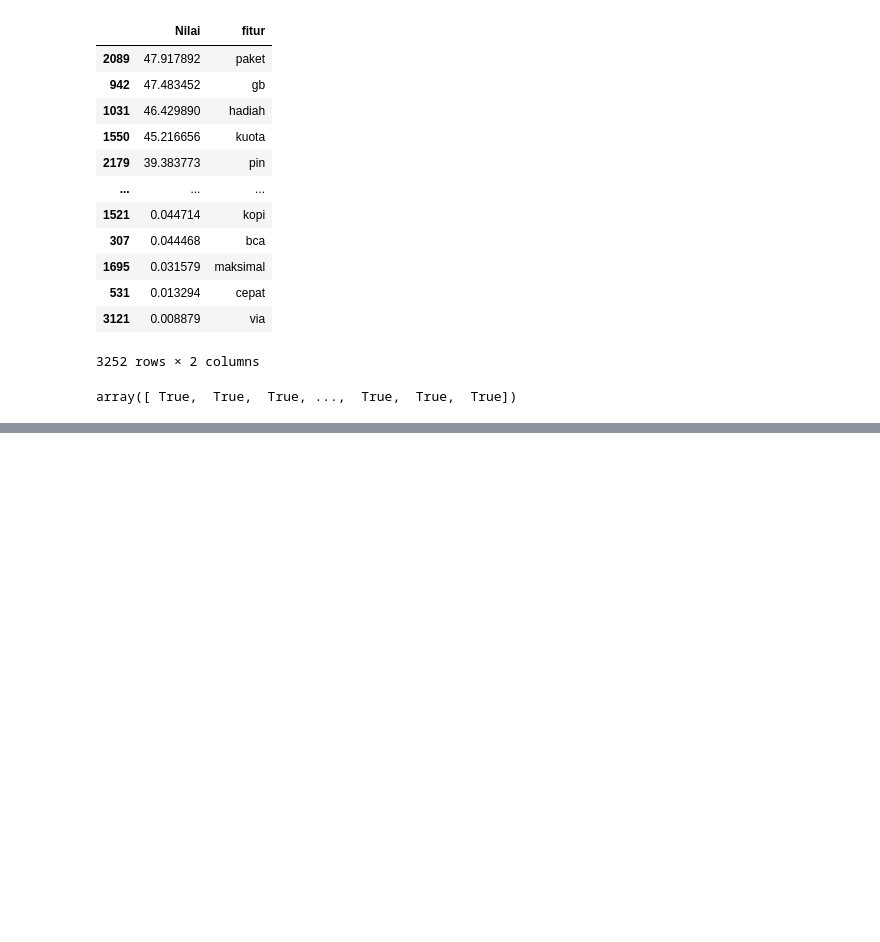
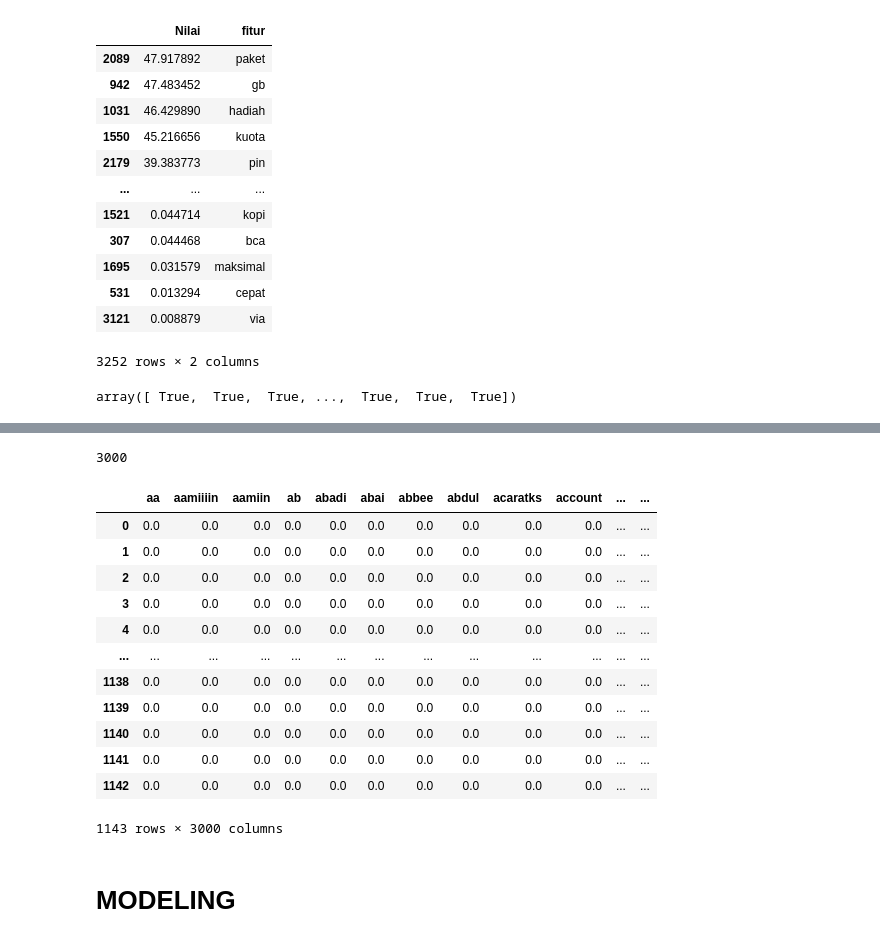
Before and after one commit to furqon1728/sms-spam-text-mining, a Jupyter notebook: Tugas Akhir NLP Text Mining.ipynb, the cells around one changed output, grey strips where cells are left out. Drawn from its saved outputs; the diff is of its cells as text; code cells hidden in the pictures; blank space fills up the shorter version.

```diff
--- a/Tugas Akhir NLP Text Mining.ipynb
+++ b/Tugas Akhir NLP Text Mining.ipynb
@@ -452,0 +493,4 @@ selected_feature
+# %%
+len(new_selected_feature)
+# %% [output]
+3000
@@ -452,0 +499,21 @@ selected_feature
+# %%
+# menampilkan fitur-fitur yang sudah diseleksi
+
+data_selected_feature = pd.DataFrame(X_kbest_features, columns=selected_feature)
+data_selected_feature
+# %% [output]
+|  | aa | aamiiiin | aamiin | ab | abadi | abai | abbee | abdul | acaratks | account | ... | ... |
+| 0 | 0.0 | 0.0 | 0.0 | 0.0 | 0.0 | 0.0 | 0.0 | 0.0 | 0.0 | 0.0 | ... | ... |
+| 1 | 0.0 | 0.0 | 0.0 | 0.0 | 0.0 | 0.0 | 0.0 | 0.0 | 0.0 | 0.0 | ... | ... |
+| 2 | 0.0 | 0.0 | 0.0 | 0.0 | 0.0 | 0.0 | 0.0 | 0.0 | 0.0 | 0.0 | ... | ... |
+| 3 | 0.0 | 0.0 | 0.0 | 0.0 | 0.0 | 0.0 | 0.0 | 0.0 | 0.0 | 0.0 | ... | ... |
+| 4 | 0.0 | 0.0 | 0.0 | 0.0 | 0.0 | 0.0 | 0.0 | 0.0 | 0.0 | 0.0 | ... | ... |
+| ... | ... | ... | ... | ... | ... | ... | ... | ... | ... | ... | ... | ... |
+| 1138 | 0.0 | 0.0 | 0.0 | 0.0 | 0.0 | 0.0 | 0.0 | 0.0 | 0.0 | 0.0 | ... | ... |
+| 1139 | 0.0 | 0.0 | 0.0 | 0.0 | 0.0 | 0.0 | 0.0 | 0.0 | 0.0 | 0.0 | ... | ... |
+| 1140 | 0.0 | 0.0 | 0.0 | 0.0 | 0.0 | 0.0 | 0.0 | 0.0 | 0.0 | 0.0 | ... | ... |
+| 1141 | 0.0 | 0.0 | 0.0 | 0.0 | 0.0 | 0.0 | 0.0 | 0.0 | 0.0 | 0.0 | ... | ... |
+| 1142 | 0.0 | 0.0 | 0.0 | 0.0 | 0.0 | 0.0 | 0.0 | 0.0 | 0.0 | 0.0 | ... | ... |
+1143 rows × 3000 columns
+# %% [markdown]
+# MODELING
```
Also changed, not shown: parts of 17 cells of this notebook, 3 other files.
